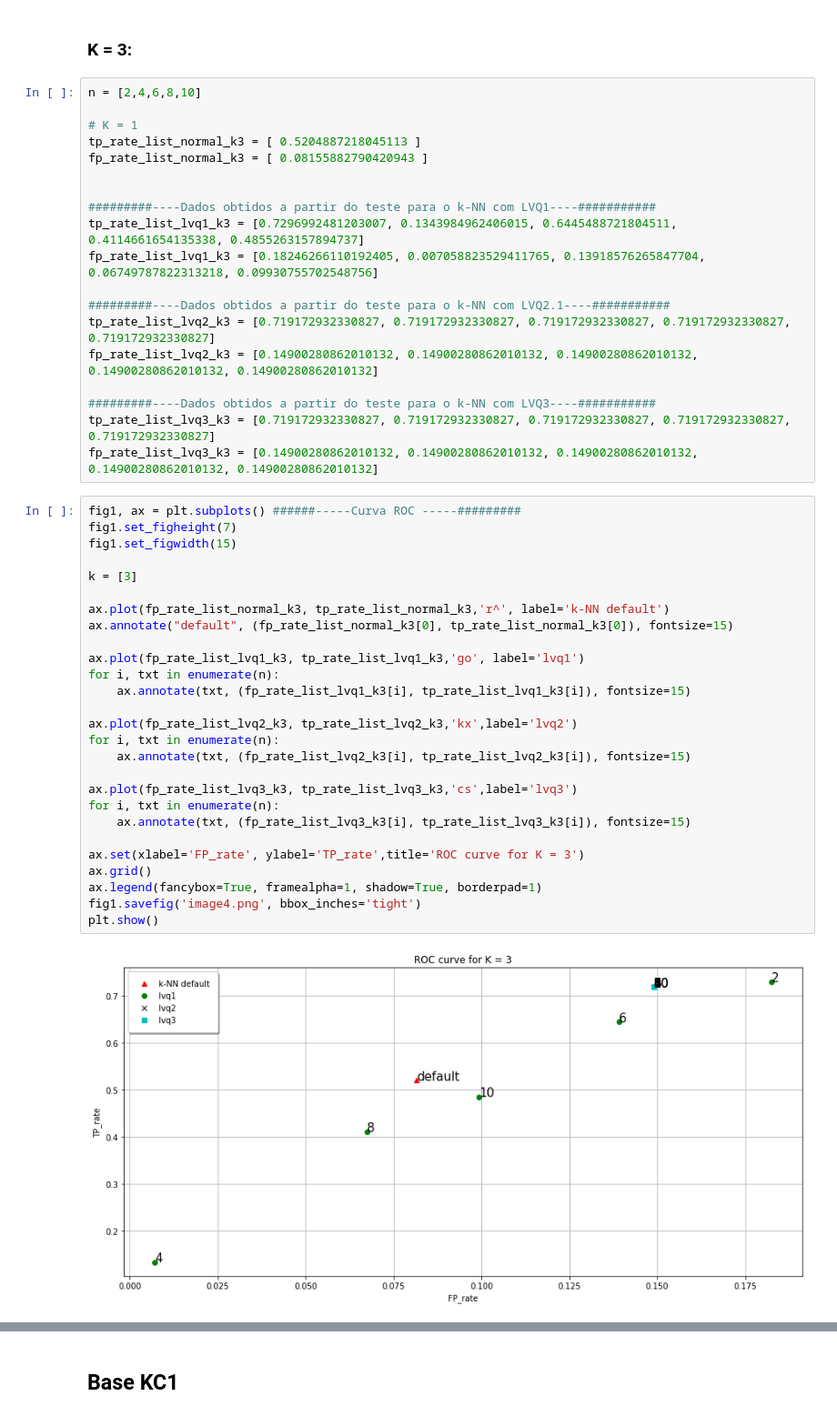
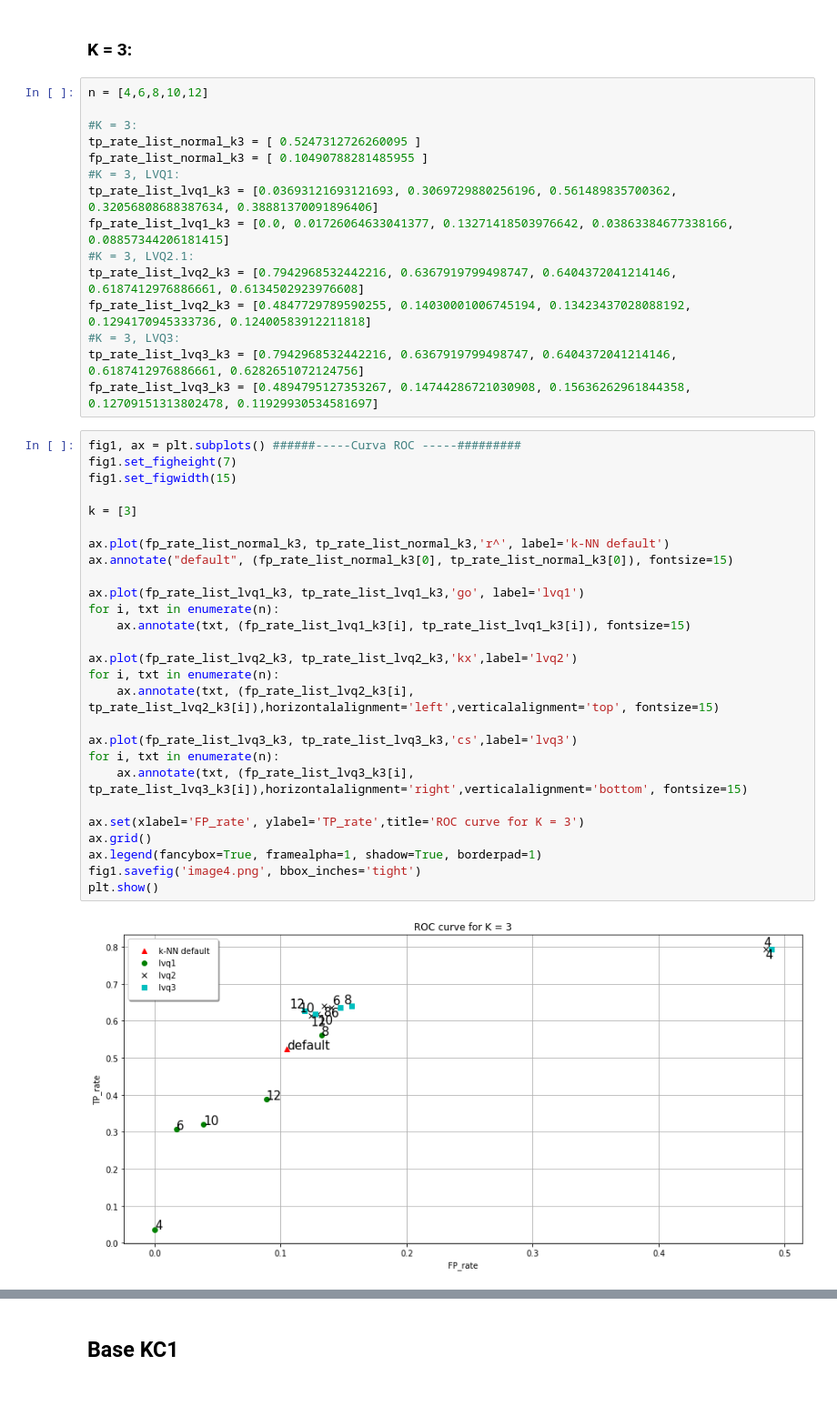
Before and after one commit to LGCilento/Experimento-02-AM, a Jupyter notebook: Imagens_experimento_2.ipynb, the cells around one changed output, grey strips where cells are left out. Shown at 91% size. Drawn from its saved outputs; the diff is of its cells as text.

```diff
--- a/Imagens_experimento_2.ipynb
+++ b/Imagens_experimento_2.ipynb
@@ -93,53 +90,49 @@ plt.show()
 # %% [markdown]
 <h3><b>K = 3:</b></h3>
 # %%
-n = [2,4,6,8,10]
+n = [4,6,8,10,12]
 
-# K = 1
-tp_rate_list_normal_k3 = [ 0.5204887218045113 ]
-fp_rate_list_normal_k3 = [ 0.08155882790420943 ]
-
-
-#########----Dados obtidos a partir do teste para o k-NN com LVQ1----###########
-tp_rate_list_lvq1_k3 = [0.7296992481203007, 0.1343984962406015, 0.6445488721804511, 0.4114661654135338, 0.4855263157894737]
-fp_rate_list_lvq1_k3 = [0.18246266110192405, 0.007058823529411765, 0.13918576265847704, 0.06749787822313218, 0.09930755702548756]
-
-#########----Dados obtidos a partir do teste para o k-NN com LVQ2.1----###########
-tp_rate_list_lvq2_k3 = [0.719172932330827, 0.719172932330827, 0.719172932330827, 0.719172932330827, 0.719172932330827]
-fp_rate_list_lvq2_k3 = [0.14900280862010132, 0.14900280862010132, 0.14900280862010132, 0.14900280862010132, 0.14900280862010132]
-
-#########----Dados obtidos a partir do teste para o k-NN com LVQ3----###########
-tp_rate_list_lvq3_k3 = [0.719172932330827, 0.719172932330827, 0.719172932330827, 0.719172932330827, 0.719172932330827]
-fp_rate_list_lvq3_k3 = [0.14900280862010132, 0.14900280862010132, 0.14900280862010132, 0.14900280862010132, 0.14900280862010132]
+#K = 3:
+tp_rate_list_normal_k3 = [ 0.5247312726260095 ]
+fp_rate_list_normal_k3 = [ 0.10490788281485955 ]
+#K = 3, LVQ1:
+tp_rate_list_lvq1_k3 = [0.03693121693121693, 0.3069729880256196, 0.561489835700362, 0.32056808688387634, 0.38881370091896406]
+fp_rate_list_lvq1_k3 = [0.0, 0.01726064633041377, 0.13271418503976642, 0.03863384677338166, 0.08857344206181415]
+#K = 3, LVQ2.1:
+tp_rate_list_lvq2_k3 = [0.7942968532442216, 0.6367919799498747, 0.6404372041214146, 0.6187412976886661, 0.6134502923976608]
+fp_rate_list_lvq2_k3 = [0.4847729789590255, 0.14030001006745194, 0.13423437028088192, 0.1294170945333736, 0.12400583912211818]
+#K = 3, LVQ3:
+tp_rate_list_lvq3_k3 = [0.7942968532442216, 0.6367919799498747, 0.6404372041214146, 0.6187412976886661, 0.6282651072124756]
+fp_rate_list_lvq3_k3 = [0.4894795127353267, 0.14744286721030908, 0.15636262961844358, 0.12709151313802478, 0.11929930534581697]
 # %%
 fig1, ax = plt.subplots() ######-----Curva ROC -----#########
 fig1.set_figheight(7)
 fig1.set_figwidth(15)
 
 k = [3]
 
 ax.plot(fp_rate_list_normal_k3, tp_rate_list_normal_k3,'r^', label='k-NN default')
 ax.annotate("default", (fp_rate_list_normal_k3[0], tp_rate_list_normal_k3[0]), fontsize=15)
 
 ax.plot(fp_rate_list_lvq1_k3, tp_rate_list_lvq1_k3,'go', label='lvq1')
 for i, txt in enumerate(n):
     ax.annotate(txt, (fp_rate_list_lvq1_k3[i], tp_rate_list_lvq1_k3[i]), fontsize=15)
 
 ax.plot(fp_rate_list_lvq2_k3, tp_rate_list_lvq2_k3,'kx',label='lvq2')
 for i, txt in enumerate(n):
-    ax.annotate(txt, (fp_rate_list_lvq2_k3[i], tp_rate_list_lvq2_k3[i]), fontsize=15)
+    ax.annotate(txt, (fp_rate_list_lvq2_k3[i], tp_rate_list_lvq2_k3[i]),horizontalalignment='left',verticalalignment='top', fontsize=15)
 
 ax.plot(fp_rate_list_lvq3_k3, tp_rate_list_lvq3_k3,'cs',label='lvq3')
 for i, txt in enumerate(n):
-    ax.annotate(txt, (fp_rate_list_lvq3_k3[i], tp_rate_list_lvq3_k3[i]), fontsize=15)
+    ax.annotate(txt, (fp_rate_list_lvq3_k3[i], tp_rate_list_lvq3_k3[i]),horizontalalignment='right',verticalalignment='bottom', fontsize=15)
 
 ax.set(xlabel='FP_rate', ylabel='TP_rate',title='ROC curve for K = 3')
 ax.grid()
 ax.legend(fancybox=True, framealpha=1, shadow=True, borderpad=1)
 fig1.savefig('image4.png', bbox_inches='tight')
 plt.show()
 # %% [output]
-[figure, old version]
+[figure, new version]
 # %%
 fig1, ax = plt.subplots() ######-----Curva Evolução TP -----#########
 fig1.set_figheight(7)
```
Also changed, not shown: parts of 14 cells of this notebook.
